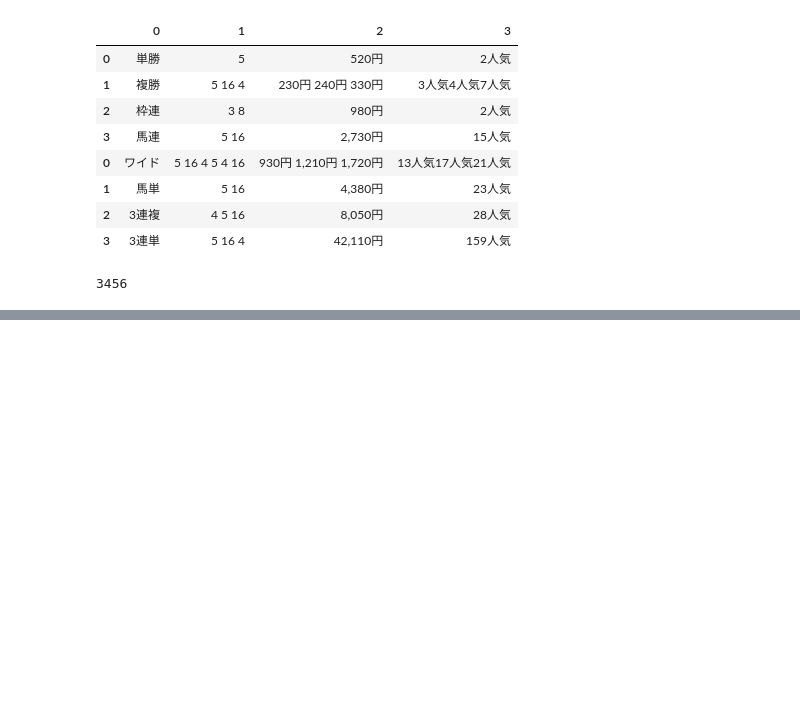
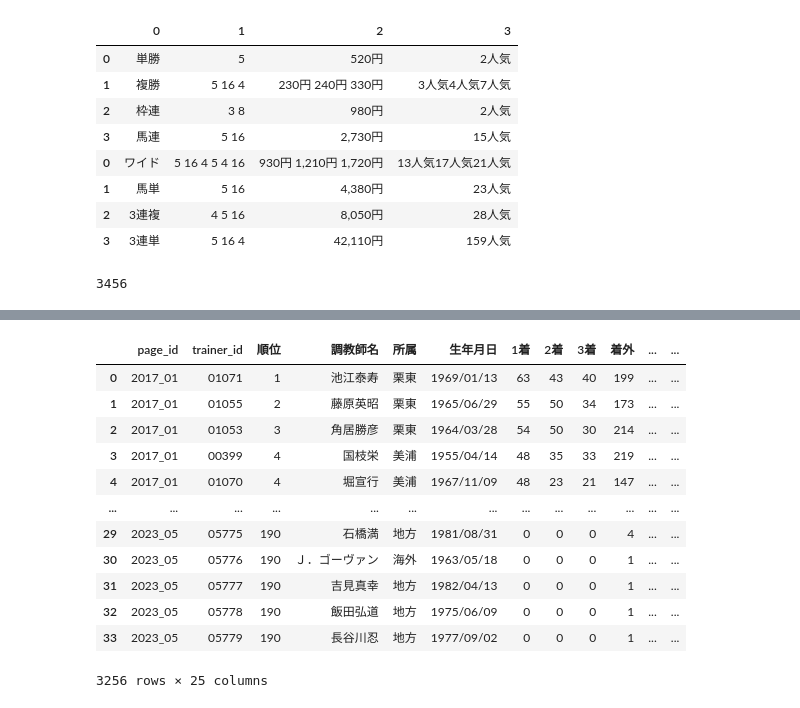
Before and after one commit to DaichiOnoe/keiba_race_ai, a Jupyter notebook: keiba_ai/common/src/develop_web_scraping.ipynb, the cells around one changed output, grey strips where cells are left out. Saved outputs shown, nothing was run; the diff lists cells and outputs as text; code cells hidden in the pictures; blank space fills up the shorter version.

```diff
--- a/keiba_ai/common/src/develop_web_scraping.ipynb
+++ b/keiba_ai/common/src/develop_web_scraping.ipynb
@@ -1655,0 +1977,5 @@ len(race_id_list)
+# %%
+html_path_trainer_leading = list(
+    (scraping.HTML_LEADING_DIR/ "trainer_leading").glob("*.bin")
+)
+html_path_trainer_leading
@@ -1655,0 +2000,17 @@ len(race_id_list)
+# %%
+triner_leading = create_table.create_trainer_leading(html_path_list=html_path_trainer_leading)
+triner_leading
+# %% [output]
+|  | page_id | trainer_id | 順位 | 調教師名 | 所属 | 生年月日 | 1着 | 2着 | 3着 | 着外 | ... | ... |
+| 0 | 2017_01 | 01071 | 1 | 池江泰寿 | 栗東 | 1969/01/13 | 63 | 43 | 40 | 199 | ... | ... |
+| 1 | 2017_01 | 01055 | 2 | 藤原英昭 | 栗東 | 1965/06/29 | 55 | 50 | 34 | 173 | ... | ... |
+| 2 | 2017_01 | 01053 | 3 | 角居勝彦 | 栗東 | 1964/03/28 | 54 | 50 | 30 | 214 | ... | ... |
+| 3 | 2017_01 | 00399 | 4 | 国枝栄 | 美浦 | 1955/04/14 | 48 | 35 | 33 | 219 | ... | ... |
+| 4 | 2017_01 | 01070 | 4 | 堀宣行 | 美浦 | 1967/11/09 | 48 | 23 | 21 | 147 | ... | ... |
+| ... | ... | ... | ... | ... | ... | ... | ... | ... | ... | ... | ... | ... |
+| 29 | 2023_05 | 05775 | 190 | 石橋満 | 地方 | 1981/08/31 | 0 | 0 | 0 | 4 | ... | ... |
+| 30 | 2023_05 | 05776 | 190 | Ｊ．ゴーヴァン | 海外 | 1963/05/18 | 0 | 0 | 0 | 1 | ... | ... |
+| 31 | 2023_05 | 05777 | 190 | 吉見真幸 | 地方 | 1982/04/13 | 0 | 0 | 0 | 1 | ... | ... |
+| 32 | 2023_05 | 05778 | 190 | 飯田弘道 | 地方 | 1975/06/09 | 0 | 0 | 0 | 1 | ... | ... |
+| 33 | 2023_05 | 05779 | 190 | 長谷川忍 | 地方 | 1977/09/02 | 0 | 0 | 0 | 1 | ... | ... |
+3256 rows × 25 columns
```
Also changed, not shown: parts of 58 cells of this notebook, 26 other files.
